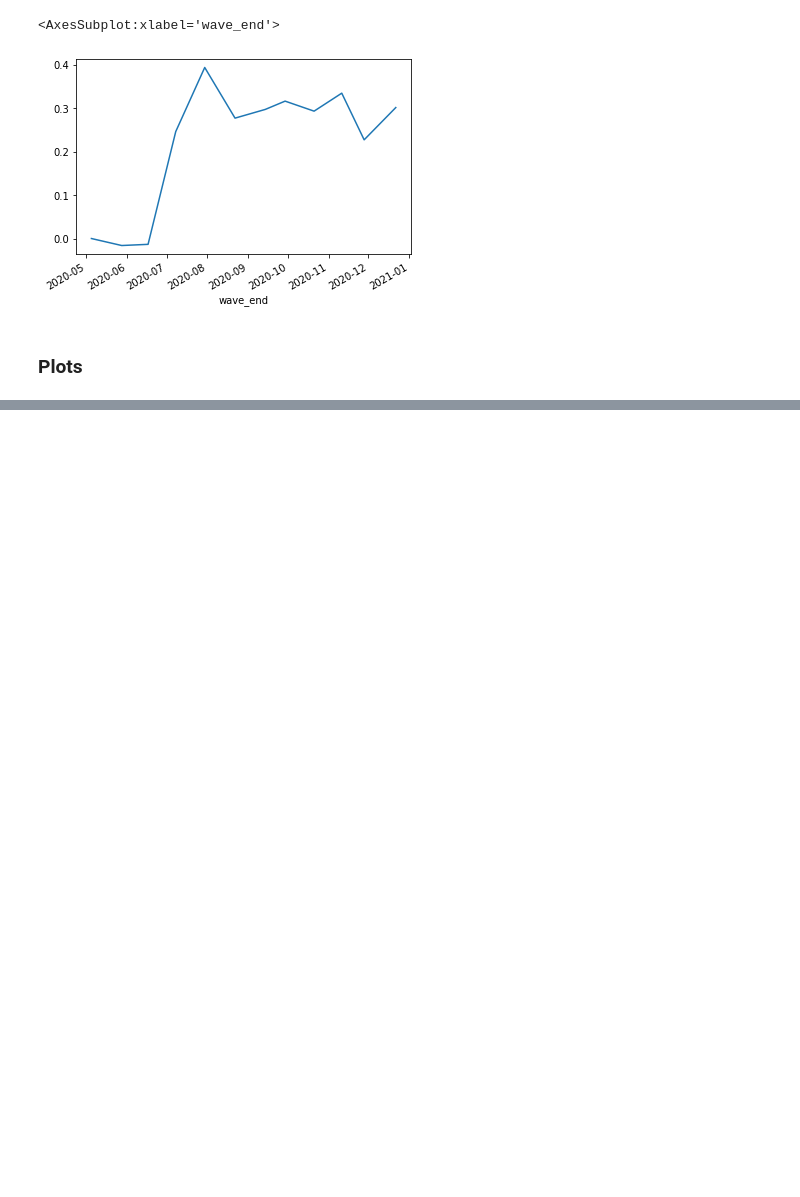
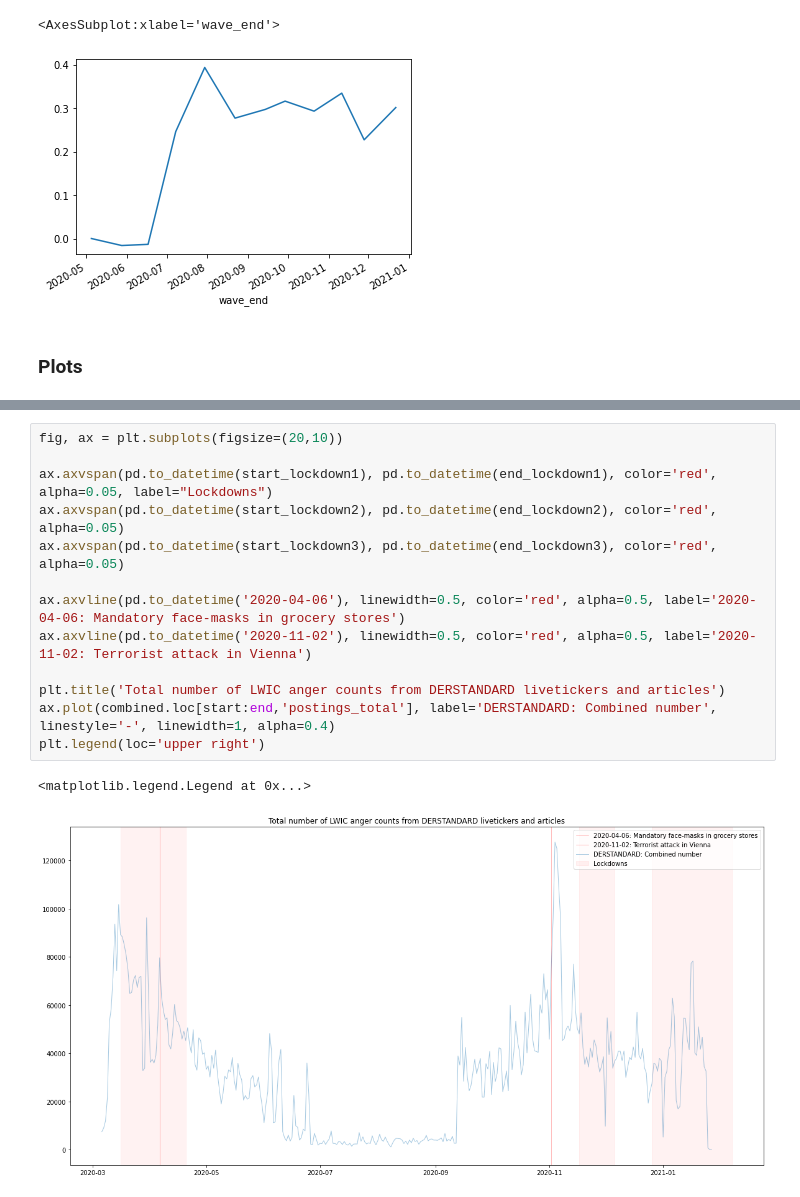
Before and after one commit to nostromo7/IPDS_standardforum, a Jupyter notebook: code/analysis.ipynb, the cells around one changed output, grey strips where cells are left out. Cells and saved outputs as stored; diff of their text form; blank space fills up the shorter version.

```diff
--- a/code/analysis.ipynb
+++ b/code/analysis.ipynb
@@ -233,0 +199,16 @@ ax2.legend(lines + lines2, labels + labels2, loc=0)
+# %%
+fig, ax = plt.subplots(figsize=(20,10))
+
+ax.axvspan(pd.to_datetime(start_lockdown1), pd.to_datetime(end_lockdown1), color='red', alpha=0.05, label="Lockdowns")
+ax.axvspan(pd.to_datetime(start_lockdown2), pd.to_datetime(end_lockdown2), color='red', alpha=0.05)
+ax.axvspan(pd.to_datetime(start_lockdown3), pd.to_datetime(end_lockdown3), color='red', alpha=0.05)
+
+ax.axvline(pd.to_datetime('2020-04-06'), linewidth=0.5, color='red', alpha=0.5, label='2020-04-06: Mandatory face-masks in grocery stores')
+ax.axvline(pd.to_datetime('2020-11-02'), linewidth=0.5, color='red', alpha=0.5, label='2020-11-02: Terrorist attack in Vienna')
+
+plt.title('Total number of LWIC anger counts from DERSTANDARD livetickers and articles')
+ax.plot(combined.loc[start:end,'postings_total'], label='DERSTANDARD: Combined number', linestyle='-', linewidth=1, alpha=0.4)
+plt.legend(loc='upper right')
+# %% [output]
+<matplotlib.legend.Legend at 0x...>
+[figure, added]
```
Also changed, not shown: parts of 26 cells of this notebook, 1 other file.
